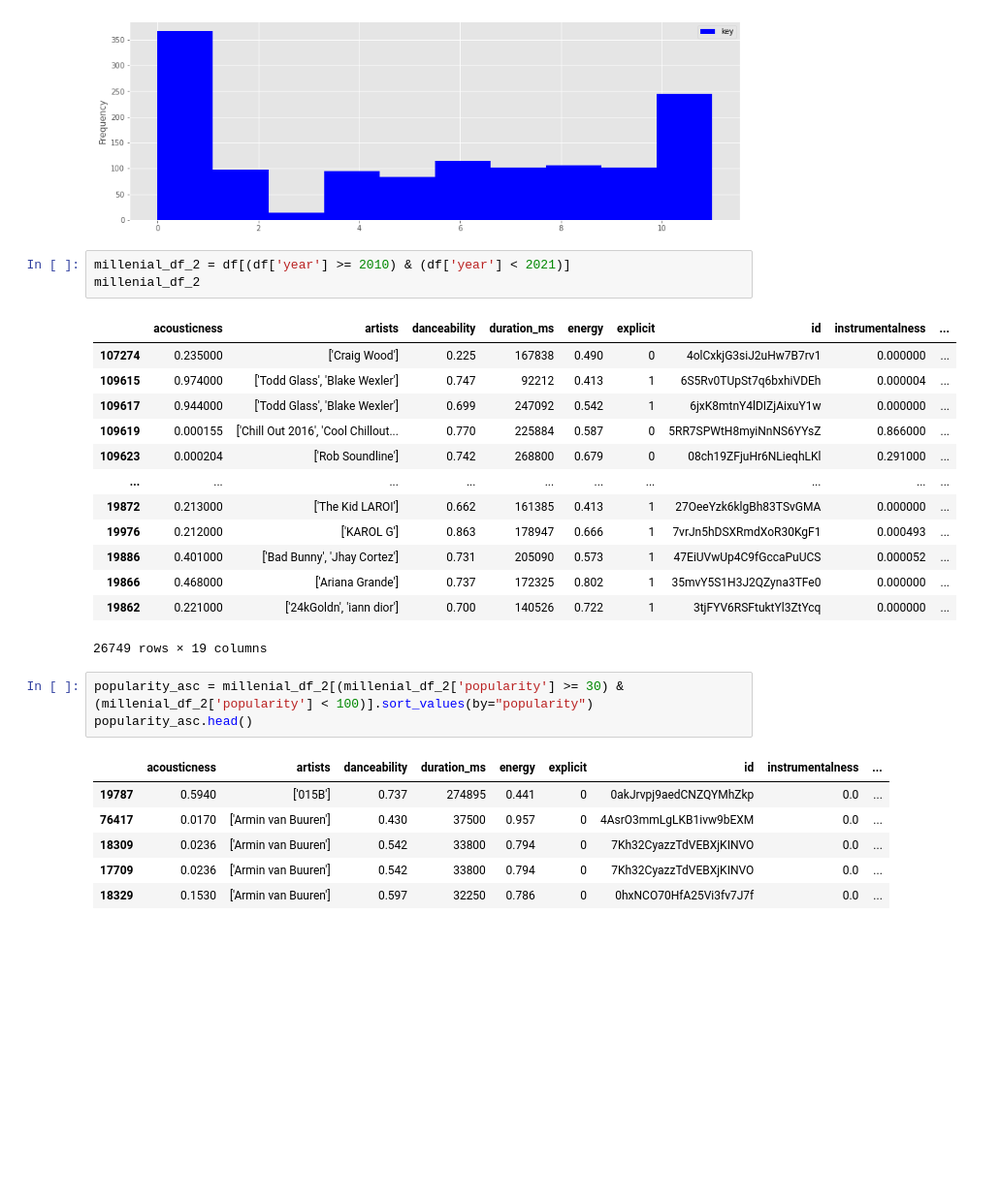
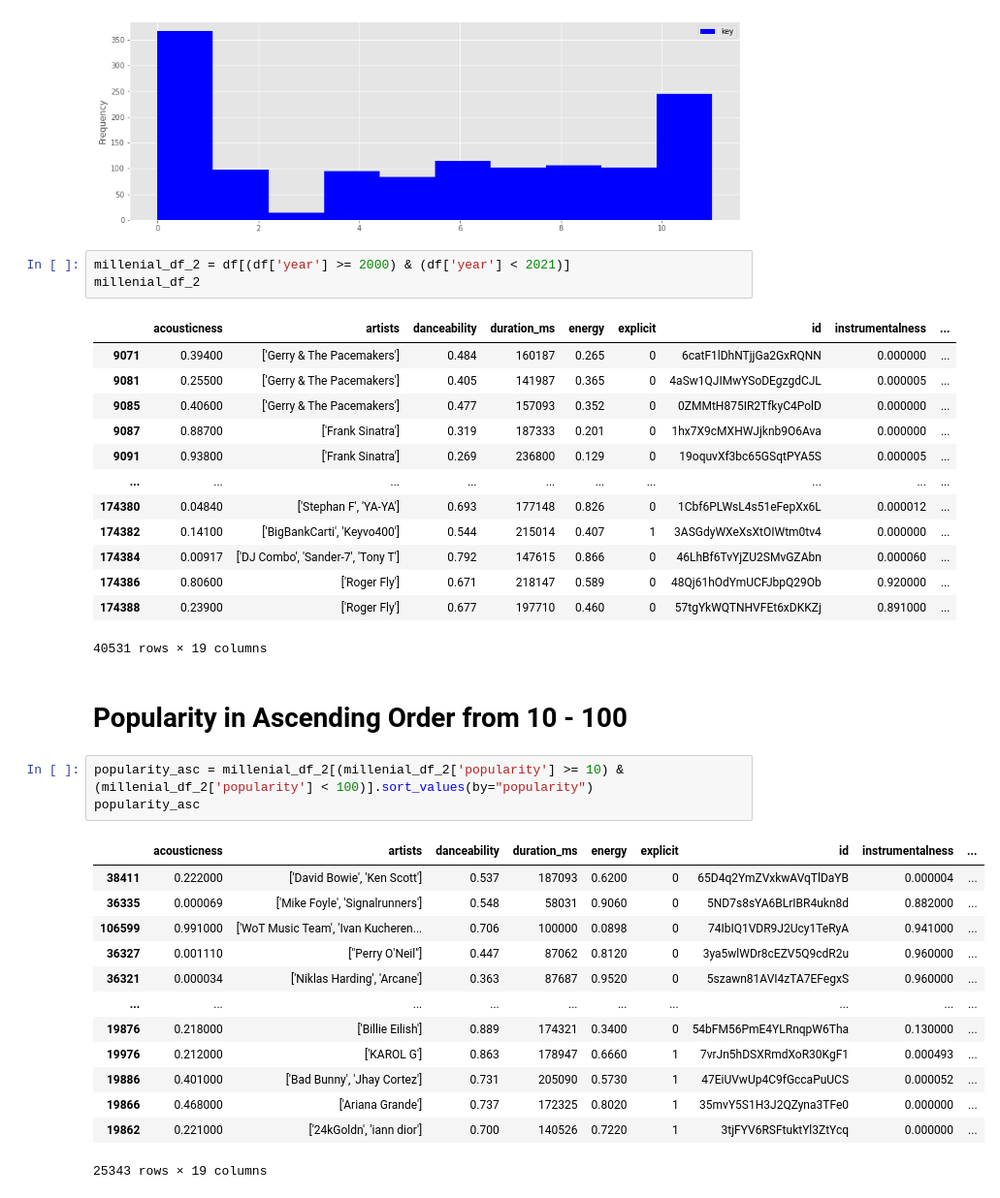
Before and after one commit to ATLas278/SpotifyDanceabillity, a Jupyter notebook: spotify_1.ipynb, the cells around one changed output. Shown at 97% size. Cells and saved outputs as stored; diff of their text form; blank space fills up the shorter version.

```diff
--- a/spotify_1.ipynb
+++ b/spotify_1.ipynb
@@ -47,29 +32,38 @@ plt.show()
 # %% [output]
 [figure]
 # %%
-millenial_df_2 = df[(df['year'] >= 2010) & (df['year'] < 2021)]
+millenial_df_2 = df[(df['year'] >= 2000) & (df['year'] < 2021)]
 millenial_df_2
 # %% [output]
 |  | acousticness | artists | danceability | duration_ms | energy | explicit | id | instrumentalness | ... |
-| 107274 | 0.235000 | ['Craig Wood'] | 0.225 | 167838 | 0.490 | 0 | 4olCxkjG3siJ2uHw7B7rv1 | 0.000000 | ... |
-| 109615 | 0.974000 | ['Todd Glass', 'Blake Wexler'] | 0.747 | 92212 | 0.413 | 1 | 6S5Rv0TUpSt7q6bxhiVDEh | 0.000004 | ... |
-| 109617 | 0.944000 | ['Todd Glass', 'Blake Wexler'] | 0.699 | 247092 | 0.542 | 1 | 6jxK8mtnY4lDIZjAixuY1w | 0.000000 | ... |
-| 109619 | 0.000155 | ['Chill Out 2016', 'Cool Chillout... | 0.770 | 225884 | 0.587 | 0 | 5RR7SPWtH8myiNnNS6YYsZ | 0.866000 | ... |
-| 109623 | 0.000204 | ['Rob Soundline'] | 0.742 | 268800 | 0.679 | 0 | 08ch19ZFjuHr6NLieqhLKl | 0.291000 | ... |
+| 9071 | 0.39400 | ['Gerry & The Pacemakers'] | 0.484 | 160187 | 0.265 | 0 | 6catF1lDhNTjjGa2GxRQNN | 0.000000 | ... |
+| 9081 | 0.25500 | ['Gerry & The Pacemakers'] | 0.405 | 141987 | 0.365 | 0 | 4aSw1QJIMwYSoDEgzgdCJL | 0.000005 | ... |
+| 9085 | 0.40600 | ['Gerry & The Pacemakers'] | 0.477 | 157093 | 0.352 | 0 | 0ZMMtH875IR2TfkyC4PolD | 0.000000 | ... |
+| 9087 | 0.88700 | ['Frank Sinatra'] | 0.319 | 187333 | 0.201 | 0 | 1hx7X9cMXHWJjknb9O6Ava | 0.000000 | ... |
+| 9091 | 0.93800 | ['Frank Sinatra'] | 0.269 | 236800 | 0.129 | 0 | 19oquvXf3bc65GSqtPYA5S | 0.000005 | ... |
 | ... | ... | ... | ... | ... | ... | ... | ... | ... | ... |
-| 19872 | 0.213000 | ['The Kid LAROI'] | 0.662 | 161385 | 0.413 | 1 | 27OeeYzk6klgBh83TSvGMA | 0.000000 | ... |
-| 19976 | 0.212000 | ['KAROL G'] | 0.863 | 178947 | 0.666 | 1 | 7vrJn5hDSXRmdXoR30KgF1 | 0.000493 | ... |
-| 19886 | 0.401000 | ['Bad Bunny', 'Jhay Cortez'] | 0.731 | 205090 | 0.573 | 1 | 47EiUVwUp4C9fGccaPuUCS | 0.000052 | ... |
-| 19866 | 0.468000 | ['Ariana Grande'] | 0.737 | 172325 | 0.802 | 1 | 35mvY5S1H3J2QZyna3TFe0 | 0.000000 | ... |
-| 19862 | 0.221000 | ['24kGoldn', 'iann dior'] | 0.700 | 140526 | 0.722 | 1 | 3tjFYV6RSFtuktYl3ZtYcq | 0.000000 | ... |
+| 174380 | 0.04840 | ['Stephan F', 'YA-YA'] | 0.693 | 177148 | 0.826 | 0 | 1Cbf6PLWsL4s51eFepXx6L | 0.000012 | ... |
+| 174382 | 0.14100 | ['BigBankCarti', 'Keyvo400'] | 0.544 | 215014 | 0.407 | 1 | 3ASGdyWXeXsXtOIWtm0tv4 | 0.000000 | ... |
+| 174384 | 0.00917 | ['DJ Combo', 'Sander-7', 'Tony T'] | 0.792 | 147615 | 0.866 | 0 | 46LhBf6TvYjZU2SMvGZAbn | 0.000060 | ... |
+| 174386 | 0.80600 | ['Roger Fly'] | 0.671 | 218147 | 0.589 | 0 | 48Qj61hOdYmUCFJbpQ29Ob | 0.920000 | ... |
+| 174388 | 0.23900 | ['Roger Fly'] | 0.677 | 197710 | 0.460 | 0 | 57tgYkWQTNHVFEt6xDKKZj | 0.891000 | ... |
-26749 rows × 19 columns
+40531 rows × 19 columns
+# %% [markdown]
+# Popularity in Ascending Order from 10 - 100
 # %%
-popularity_asc = millenial_df_2[(millenial_df_2['popularity'] >= 30) & (millenial_df_2['popularity'] < 100)].sort_values(by="popularity")
-popularity_asc.head()
+popularity_asc = millenial_df_2[(millenial_df_2['popularity'] >= 10) & (millenial_df_2['popularity'] < 100)].sort_values(by="popularity")
+popularity_asc
 # %% [output]
 |  | acousticness | artists | danceability | duration_ms | energy | explicit | id | instrumentalness | ... |
-| 19787 | 0.5940 | ['015B'] | 0.737 | 274895 | 0.441 | 0 | 0akJrvpj9aedCNZQYMhZkp | 0.0 | ... |
-| 76417 | 0.0170 | ['Armin van Buuren'] | 0.430 | 37500 | 0.957 | 0 | 4AsrO3mmLgLKB1ivw9bEXM | 0.0 | ... |
-| 18309 | 0.0236 | ['Armin van Buuren'] | 0.542 | 33800 | 0.794 | 0 | 7Kh32CyazzTdVEBXjKINVO | 0.0 | ... |
-| 17709 | 0.0236 | ['Armin van Buuren'] | 0.542 | 33800 | 0.794 | 0 | 7Kh32CyazzTdVEBXjKINVO | 0.0 | ... |
-| 18329 | 0.1530 | ['Armin van Buuren'] | 0.597 | 32250 | 0.786 | 0 | 0hxNCO70HfA25Vi3fv7J7f | 0.0 | ... |
+| 38411 | 0.222000 | ['David Bowie', 'Ken Scott'] | 0.537 | 187093 | 0.6200 | 0 | 65D4q2YmZVxkwAVqTlDaYB | 0.000004 | ... |
+| 36335 | 0.000069 | ['Mike Foyle', 'Signalrunners'] | 0.548 | 58031 | 0.9060 | 0 | 5ND7s8sYA6BLrIBR4ukn8d | 0.882000 | ... |
+| 106599 | 0.991000 | ['WoT Music Team', 'Ivan Kucheren... | 0.706 | 100000 | 0.0898 | 0 | 74IbIQ1VDR9J2Ucy1TeRyA | 0.941000 | ... |
+| 36327 | 0.001110 | ["Perry O'Neil"] | 0.447 | 87062 | 0.8120 | 0 | 3ya5wlWDr8cEZV5Q9cdR2u | 0.960000 | ... |
+| 36321 | 0.000034 | ['Niklas Harding', 'Arcane'] | 0.363 | 87687 | 0.9520 | 0 | 5szawn81AVI4zTA7EFegxS | 0.960000 | ... |
+| ... | ... | ... | ... | ... | ... | ... | ... | ... | ... |
+| 19876 | 0.218000 | ['Billie Eilish'] | 0.889 | 174321 | 0.3400 | 0 | 54bFM56PmE4YLRnqpW6Tha | 0.130000 | ... |
+| 19976 | 0.212000 | ['KAROL G'] | 0.863 | 178947 | 0.6660 | 1 | 7vrJn5hDSXRmdXoR30KgF1 | 0.000493 | ... |
+| 19886 | 0.401000 | ['Bad Bunny', 'Jhay Cortez'] | 0.731 | 205090 | 0.5730 | 1 | 47EiUVwUp4C9fGccaPuUCS | 0.000052 | ... |
+| 19866 | 0.468000 | ['Ariana Grande'] | 0.737 | 172325 | 0.8020 | 1 | 35mvY5S1H3J2QZyna3TFe0 | 0.000000 | ... |
+| 19862 | 0.221000 | ['24kGoldn', 'iann dior'] | 0.700 | 140526 | 0.7220 | 1 | 3tjFYV6RSFtuktYl3ZtYcq | 0.000000 | ... |
+25343 rows × 19 columns
```
Also changed, not shown: parts of 23 cells of this notebook.
